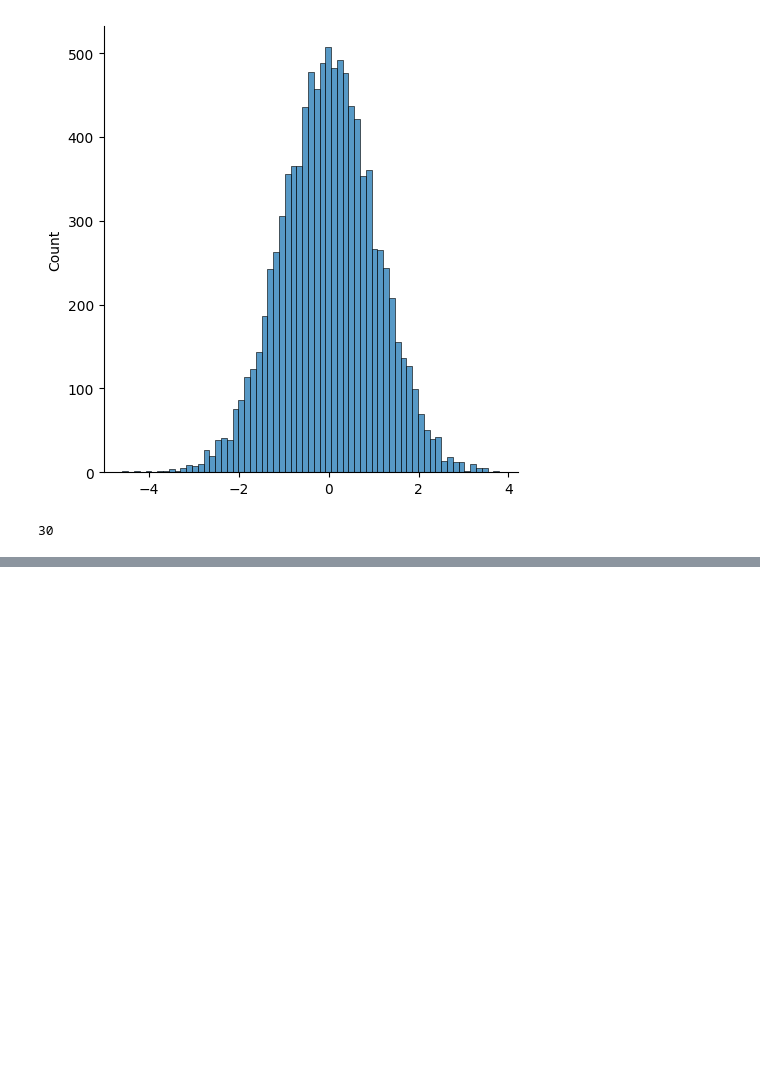
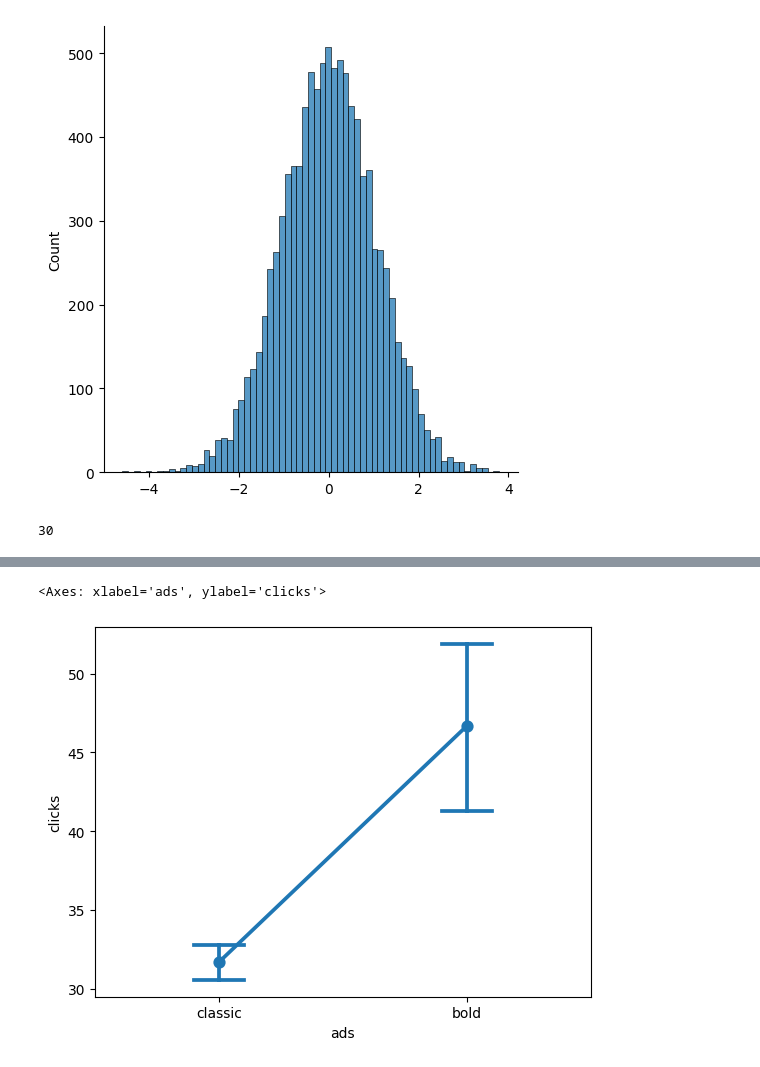
Before and after one commit to Dimkalinin/self-development, a Jupyter notebook: learning_process/learning_process_interval.ipynb, the cells around one changed output, grey strips where cells are left out. Saved outputs shown, nothing was run; the diff lists cells and outputs as text; code cells hidden in the pictures; blank space fills up the shorter version.

```diff
--- a/learning_process/learning_process_interval.ipynb
+++ b/learning_process/learning_process_interval.ipynb
@@ -451,0 +460,3 @@ Multiple Comparison of Means - Tukey HSD, FWER=0.05
+# %%
+#загрузим многофакторный данные
+ads_clicks = pd.read_csv('ads_clicks.csv')
@@ -451,0 +487,6 @@ Multiple Comparison of Means - Tukey HSD, FWER=0.05
+# %%
+#Первый фактор
+sns.pointplot(x='ads', y='clicks', data=ads_clicks, capsize=0.2)
+# %% [output]
+<Axes: xlabel='ads', ylabel='clicks'>
+[figure, added]
```
Also changed, not shown: parts of 108 cells of this notebook, 1 other file.
